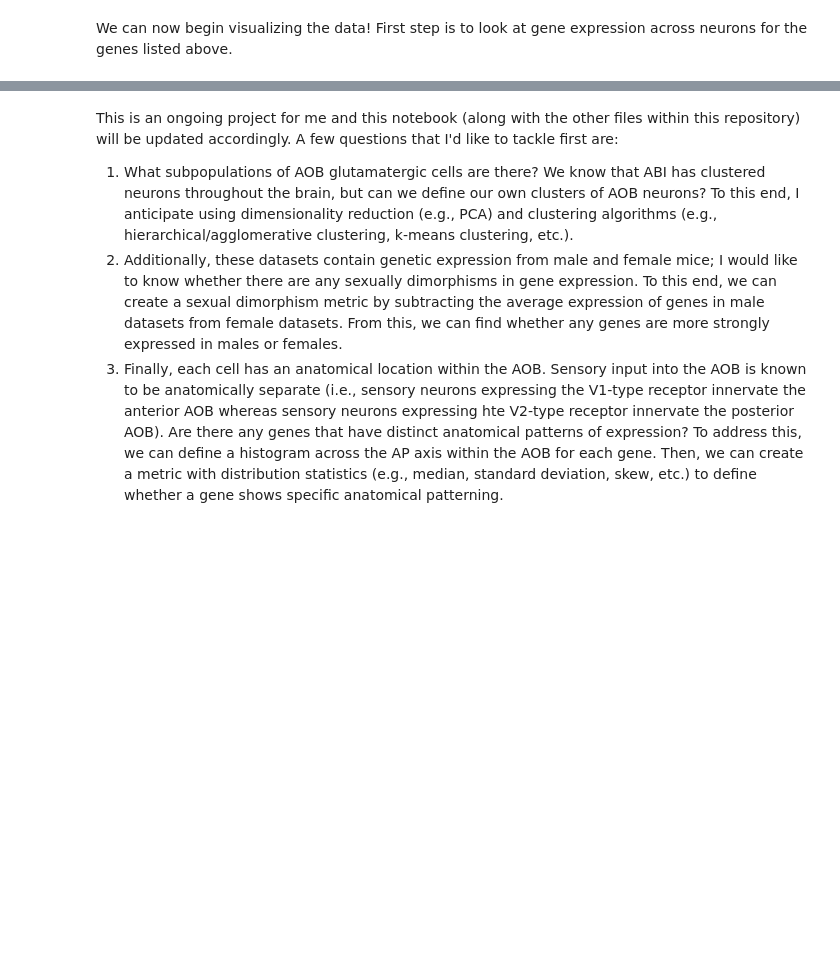
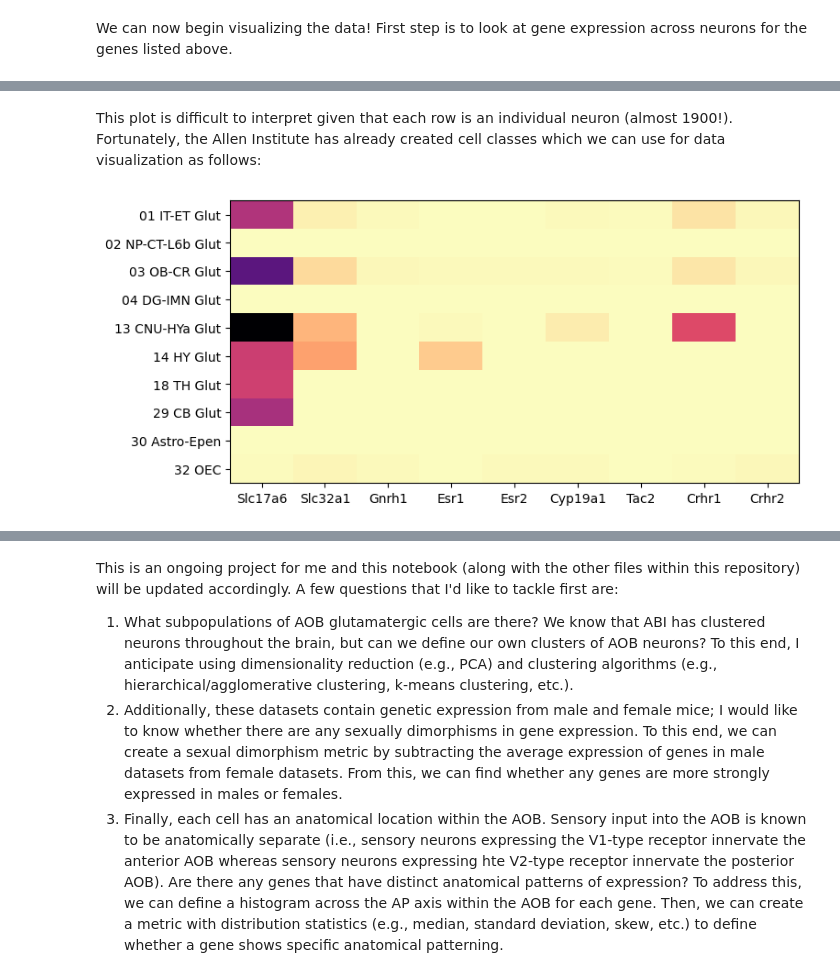
Before and after one commit to monk-kevin/SpatialTranscriptomic_DataExploration, a Jupyter notebook: AOB_MC_data_exploration_notebook.ipynb, the cells around one changed output, grey strips where cells are left out. Saved outputs shown, nothing was run; the diff lists cells and outputs as text; code cells hidden in the pictures; blank space fills up the shorter version.

```diff
--- a/AOB_MC_data_exploration_notebook.ipynb
+++ b/AOB_MC_data_exploration_notebook.ipynb
@@ -276,0 +283,7 @@ plot_heatmap(df_all_datasets[gnames_in_df])
+# %% [markdown]
+This plot is difficult to interpret given that each row is an individual neuron (almost 1900!). Fortunately, the Allen Institute has already created cell classes which we can use for data visualization as follows:
+# %%
+df_gene_exp_by_class = df_all_datasets.groupby('class')[gnames_in_df].mean()
+plot_heatmap(df_gene_exp_by_class[gnames_in_df])
+# %% [output]
+[figure, added]
```
Also changed, not shown: parts of 10 cells of this notebook.
